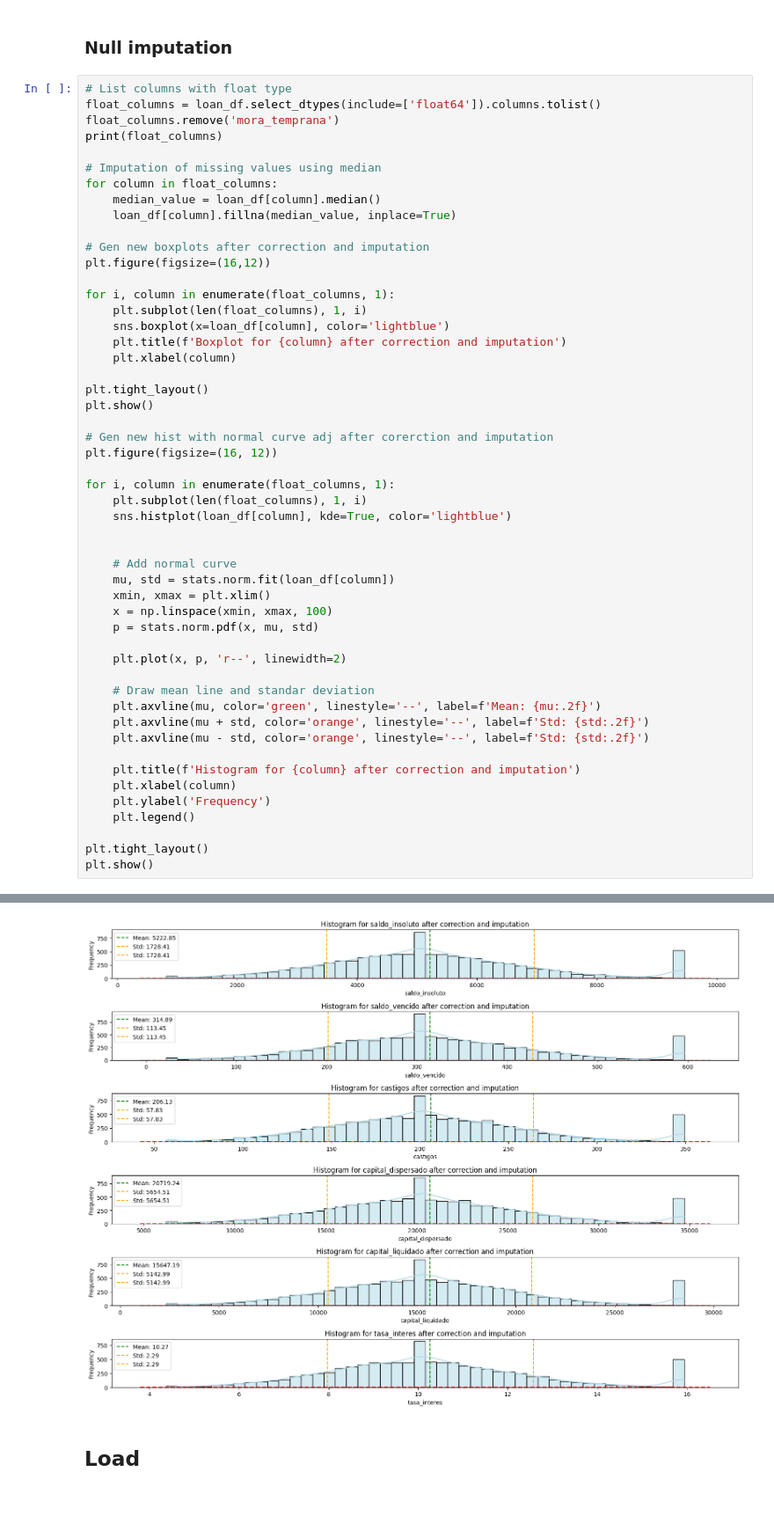
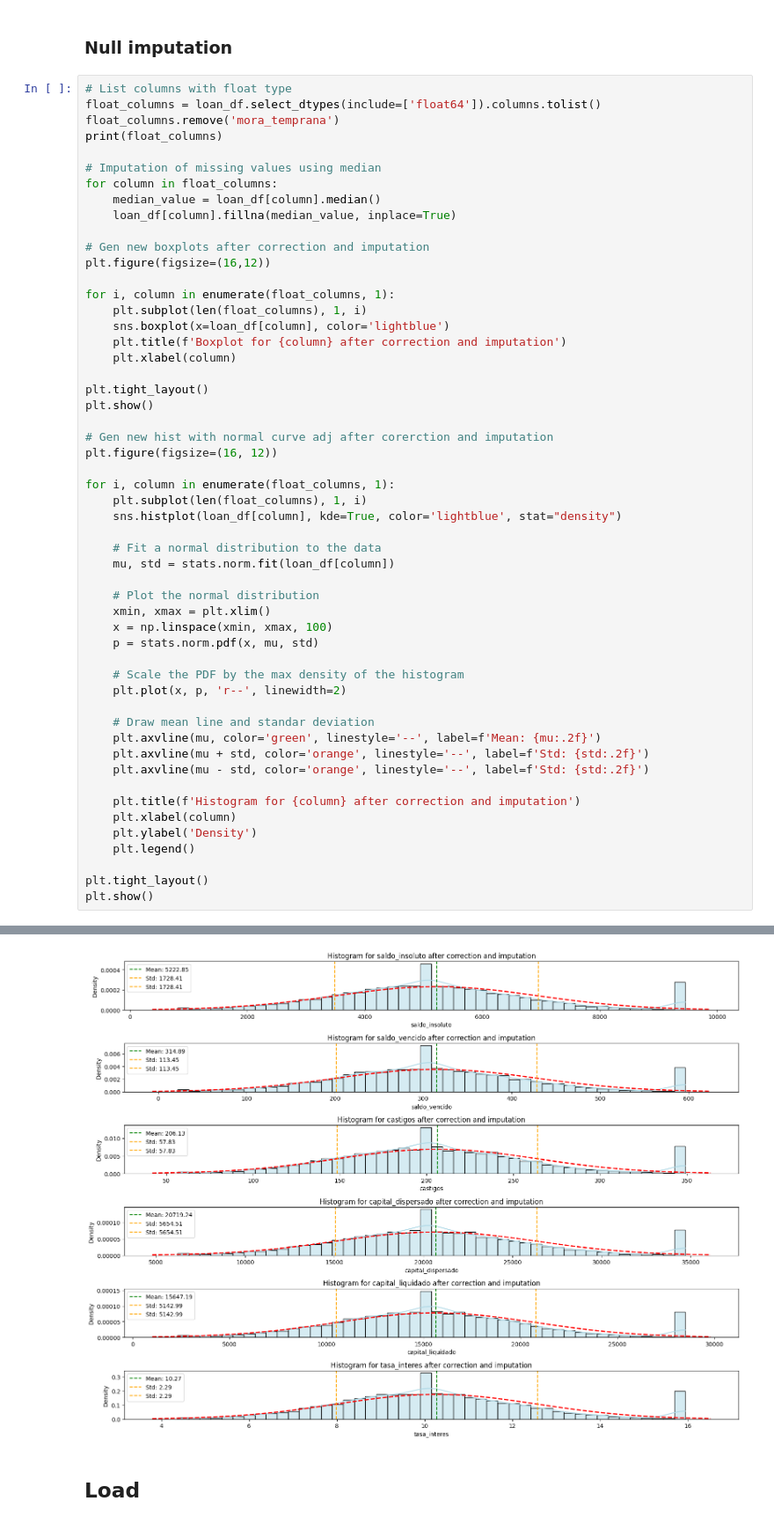
Before and after one commit to magotronico/DataAnalysis_and_AI, a Jupyter notebook: data_science_practice/DataImputation_Class.ipynb, the cells around one changed output, grey strips where cells are left out. Shown at 88% size. Drawn from its saved outputs; the diff is of its cells as text.

Commit message:
Modified last plot so the normal distribution is shown correctly.

```diff
--- a/data_science_practice/DataImputation_Class.ipynb
+++ b/data_science_practice/DataImputation_Class.ipynb
@@ -346,38 +346,40 @@ for i, column in enumerate(float_columns, 1):
 plt.tight_layout()
 plt.show()
 
 # Gen new hist with normal curve adj after corerction and imputation
 plt.figure(figsize=(16, 12))
 
 for i, column in enumerate(float_columns, 1):
     plt.subplot(len(float_columns), 1, i)
-    sns.histplot(loan_df[column], kde=True, color='lightblue')
+    sns.histplot(loan_df[column], kde=True, color='lightblue', stat="density")
 
+    # Fit a normal distribution to the data
+    mu, std = stats.norm.fit(loan_df[column])
 
-    # Add normal curve
-    mu, std = stats.norm.fit(loan_df[column])
+    # Plot the normal distribution
     xmin, xmax = plt.xlim()
     x = np.linspace(xmin, xmax, 100)
     p = stats.norm.pdf(x, mu, std)
 
+    # Scale the PDF by the max density of the histogram
     plt.plot(x, p, 'r--', linewidth=2)
 
     # Draw mean line and standar deviation
     plt.axvline(mu, color='green', linestyle='--', label=f'Mean: {mu:.2f}')
     plt.axvline(mu + std, color='orange', linestyle='--', label=f'Std: {std:.2f}')
     plt.axvline(mu - std, color='orange', linestyle='--', label=f'Std: {std:.2f}')
 
     plt.title(f'Histogram for {column} after correction and imputation')
     plt.xlabel(column)
-    plt.ylabel('Frequency')
+    plt.ylabel('Density')
     plt.legend()
 
 plt.tight_layout()
 plt.show()
 # %% [output]
 ['saldo_insoluto', 'saldo_vencido', 'castigos', 'capital_dispersado', 'capital_liquidado', 'tasa_interes']
 [figure]
-[figure, old version]
+[figure, new version]
 # %% [markdown]
 ## Load
 # %%
```
